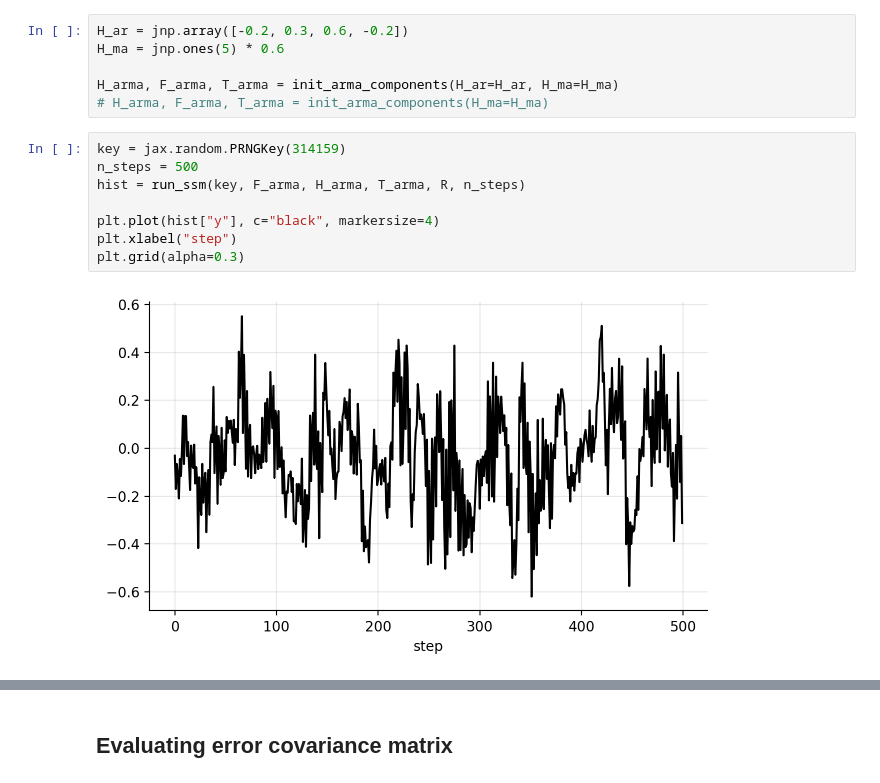
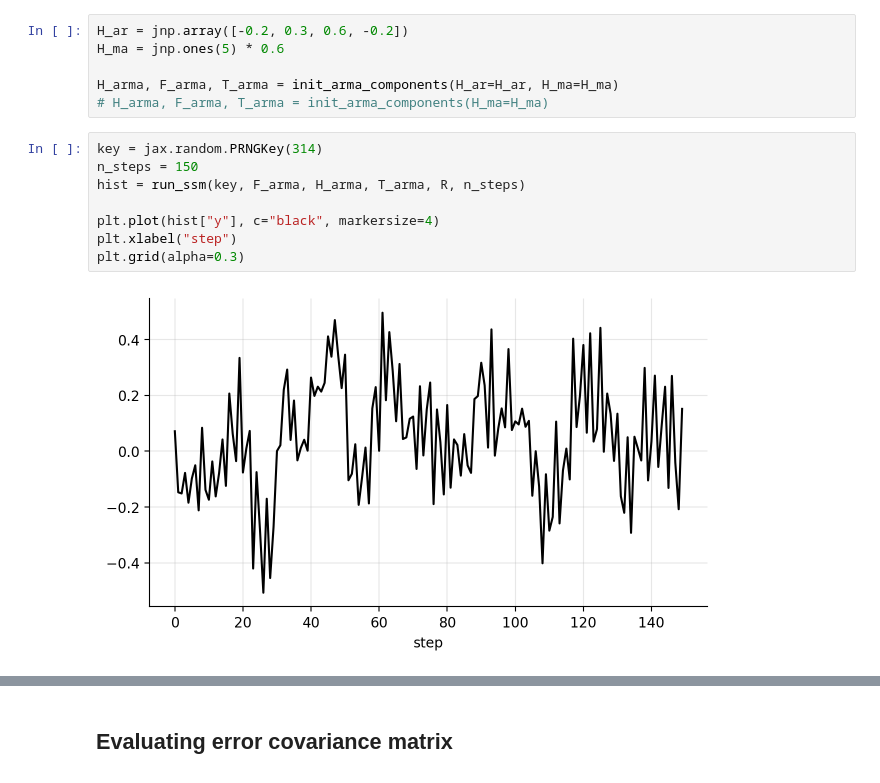
Before and after one commit to gerdm/filtering-notes, a Jupyter notebook: 02-state-space-models/arma-ssm.ipynb, the cells around one changed output, grey strips where cells are left out. Cells and saved outputs as stored; diff of their text form.

```diff
--- a/02-state-space-models/arma-ssm.ipynb
+++ b/02-state-space-models/arma-ssm.ipynb
@@ -528,15 +528,15 @@ H_ma = jnp.ones(5) * 0.6
 H_arma, F_arma, T_arma = init_arma_components(H_ar=H_ar, H_ma=H_ma)
 # H_arma, F_arma, T_arma = init_arma_components(H_ma=H_ma)
 # %%
-key = jax.random.PRNGKey(314159)
-n_steps = 500
+key = jax.random.PRNGKey(314)
+n_steps = 150
 hist = run_ssm(key, F_arma, H_arma, T_arma, R, n_steps)
 
 plt.plot(hist["y"], c="black", markersize=4)
 plt.xlabel("step")
 plt.grid(alpha=0.3)
 # %% [output]
-[figure, old version]
+[figure, new version]
 # %%
 lags = np.arange(1, 21)
 autocorr = [pd.Series(hist["y"]).autocorr(ell) for ell in lags]
```
Also changed, not shown: parts of 19 cells of this notebook.
